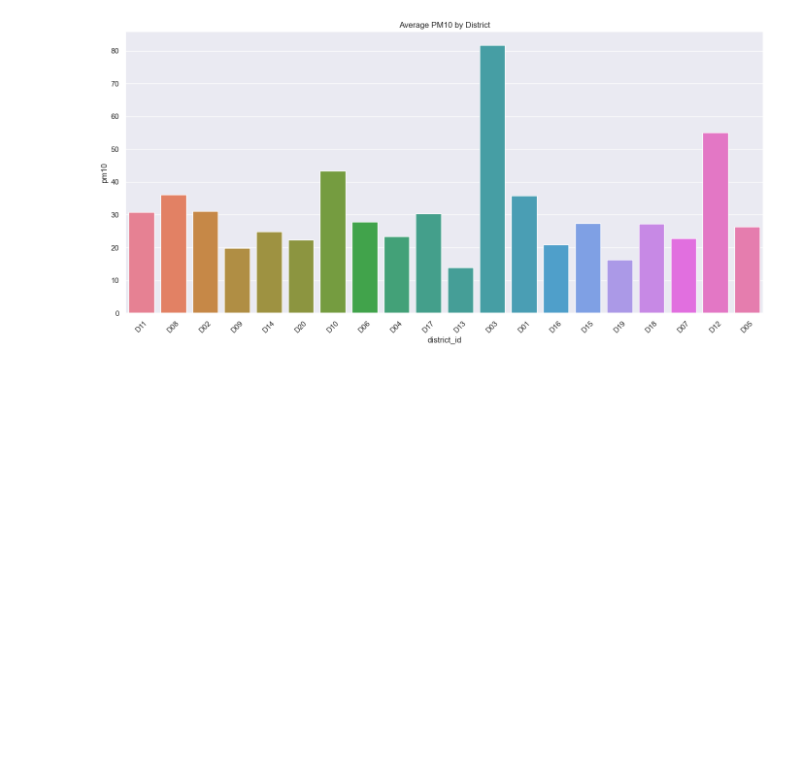
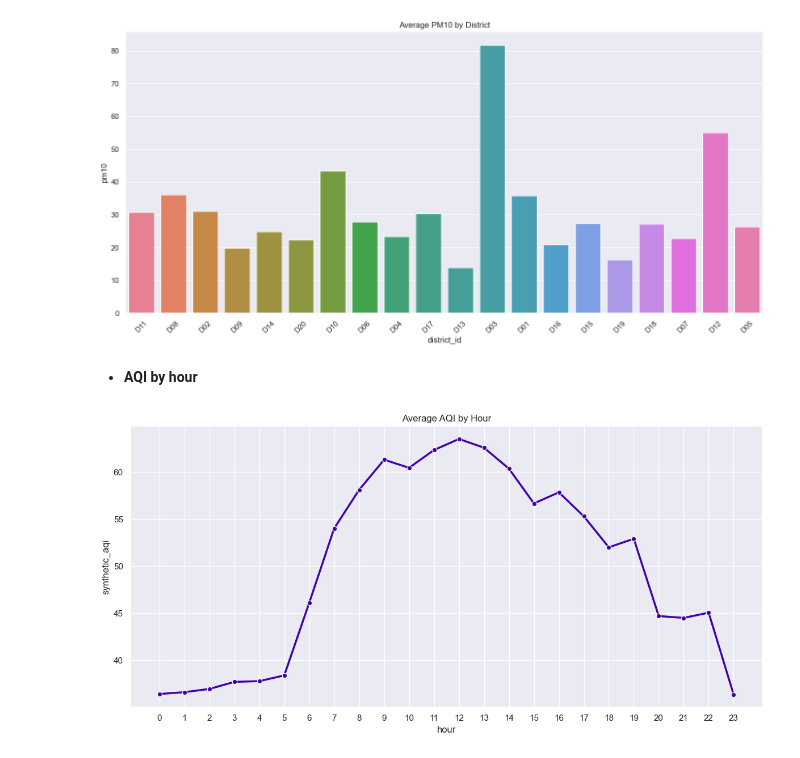
Before and after one commit to geershatisaxena/AQI-Data-Analysis, a Jupyter notebook: air quality.ipynb, the cells around one changed output. Saved outputs shown, nothing was run; the diff lists cells and outputs as text; code cells hidden in the pictures; blank space fills up the shorter version.

Commit message:
hours

```diff
--- a/air quality.ipynb
+++ b/air quality.ipynb
@@ -1206,3 +1206,14 @@ plt.xticks(rotation=45)
 plt.tight_layout()
 # %% [output]
 [figure]
+# %% [markdown]
+- **AQI by hour**
+# %%
+hour_data = df.groupby("hour", as_index=False)["synthetic_aqi"].mean()
+plt.figure(figsize=(12, 6))
+sns.lineplot(data=hour_data, x="hour", y="synthetic_aqi", marker="o", color="#4002AA", linewidth=2.5)
+plt.title("Average AQI by Hour")
+plt.xticks(range(24))
+plt.tight_layout()
+# %% [output]
+[figure, added]
```
